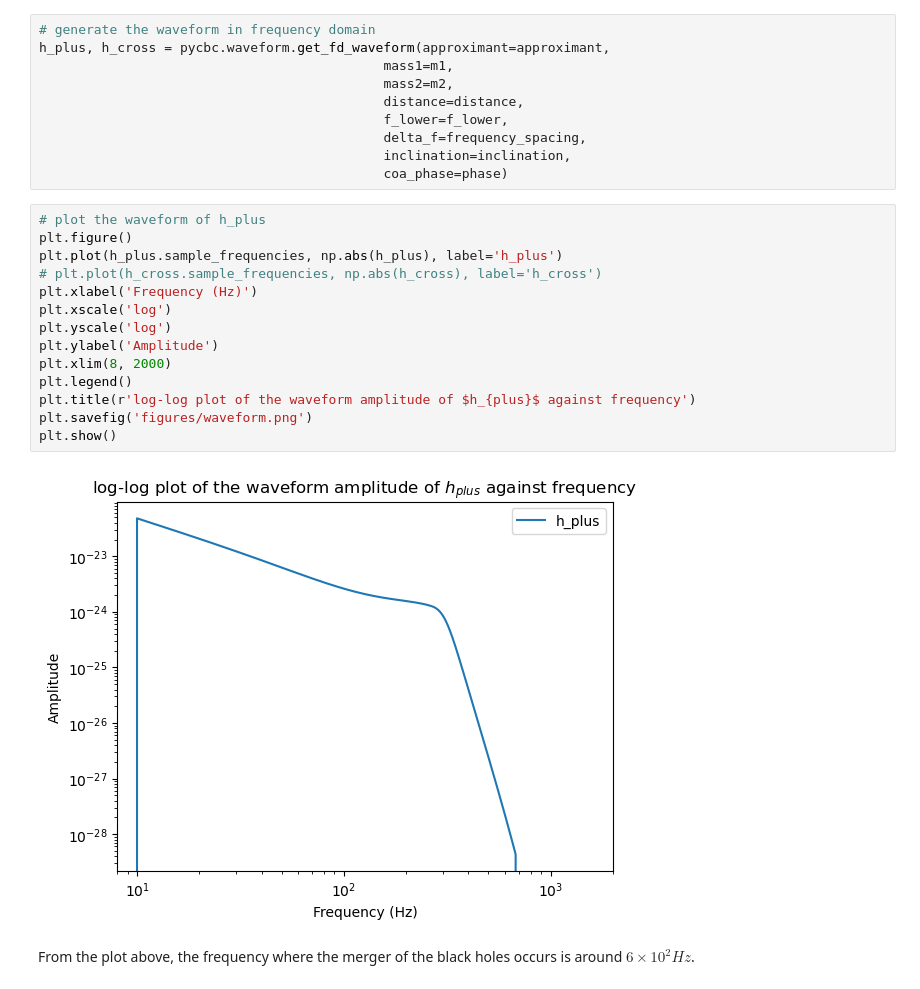
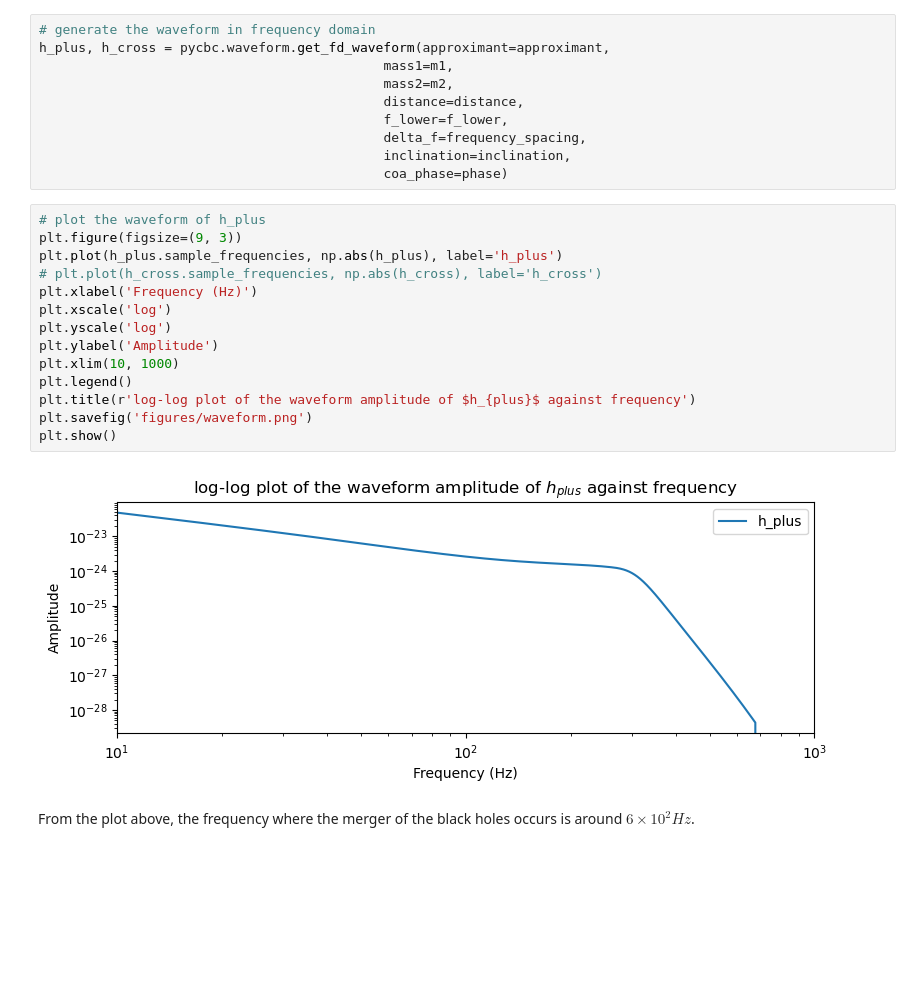
Before and after one commit to ZhongXinyu/Gravitational-Waves-Detection, a Jupyter notebook: part1.ipynb, the cells around one changed output. Drawn from its saved outputs; the diff is of its cells as text; blank space fills up the shorter version.

```diff
--- a/part1.ipynb
+++ b/part1.ipynb
@@ -55,20 +39,20 @@ h_plus, h_cross = pycbc.waveform.get_fd_waveform(approximant=approximant,
                                             coa_phase=phase)
 # %%
 # plot the waveform of h_plus
-plt.figure()
+plt.figure(figsize=(9, 3))
 plt.plot(h_plus.sample_frequencies, np.abs(h_plus), label='h_plus')
 # plt.plot(h_cross.sample_frequencies, np.abs(h_cross), label='h_cross')
 plt.xlabel('Frequency (Hz)')
 plt.xscale('log')
 plt.yscale('log')
 plt.ylabel('Amplitude')
-plt.xlim(8, 2000)
+plt.xlim(10, 1000)
 plt.legend()
 plt.title(r'log-log plot of the waveform amplitude of $h_{plus}$ against frequency')
 plt.savefig('figures/waveform.png')
 plt.show()
 # %% [output]
-[figure, old version]
+[figure, new version]
 # %% [markdown]
 From the plot above, the frequency where the merger of the black holes occurs is around $6 \times 10^2 Hz$.
 # %% [markdown]
```
Also changed, not shown: parts of 8 cells of this notebook.
